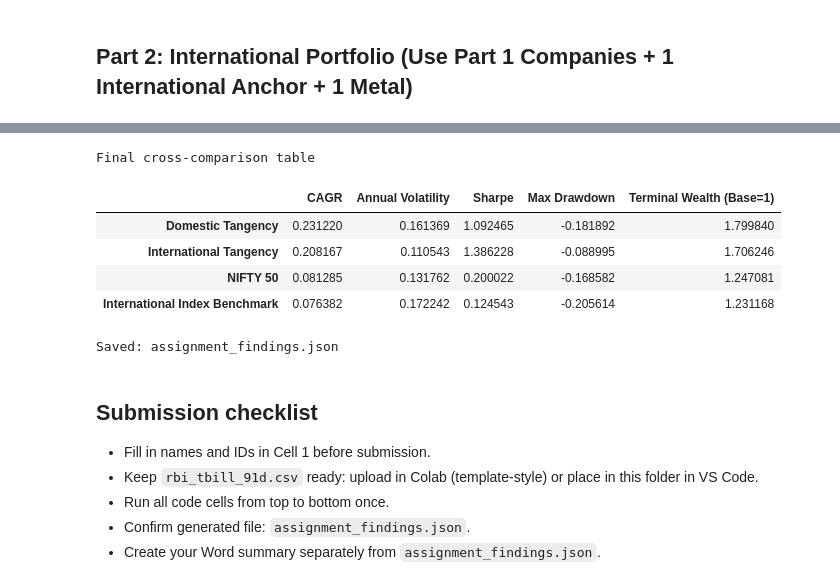
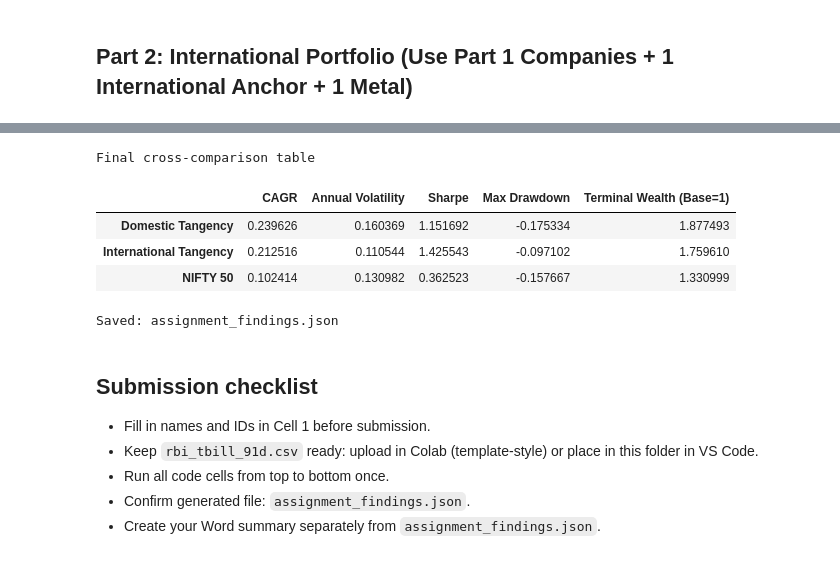
Before and after one commit to jtushya/SAPM-Repeat-Assignment, a Jupyter notebook: SIM_completed.ipynb, the cells around one changed output, grey strips where cells are left out. Drawn from its saved outputs; the diff is of its cells as text; code cells hidden in the pictures.

```diff
--- a/SIM_completed.ipynb
+++ b/SIM_completed.ipynb
@@ -17,7 +17,7 @@
 5. Efficient frontier and tangency for international universe.
 6. Cross-comparison: domestic vs international vs index benchmarks.
 # %%
-# v1.8
+# v1.9
 import os
 import warnings
 warnings.filterwarnings('ignore')
@@ -103,19 +103,19 @@ domestic_candidates = {
 }
 domestic_market = '^NSEI'
 
-# Part 2 additions: one international index + one metal
-international_index_candidates = ['^GSPC', '^IXIC']
+# Part 2 additions: NIFTY-only anchor + one metal
+international_index_candidates = ['^NSEI']
 international_metal_map = {'GOLD': 'GLD', 'SILVER': 'SLV'}
 
 # Assignment interpretation controls
 international_metal_choice = 'GOLD'       # 'GOLD' or 'SILVER'
-international_market = '^GSPC'
+international_market = '^NSEI'
 
 print(f'Analysis period: {START_DATE} to {END_DATE}')
 print(f'Risk-free used: {RF_ANNUAL:.2%} p.a. from {rf_source}')
 print('Domestic candidate pool size:', len(domestic_candidates))
 print('Part 2 base companies will be the 5 selected in Part 1.')
-print(f'Part 2 adds one international index and one metal (preferred metal={international_metal_choice}).')
+print(f'Part 2 benchmark/index is NIFTY 50 only (^NSEI); preferred metal={international_metal_choice}.')
 # %% [output]
 Note: RBI CSV has no rows in the selected analysis window; using full available sample.
 Analysis period: 2022-04-01 to 2025-03-31
@@ -626,14 +626,13 @@ display(international_weights)
 plot_frontier(international_solution, RF_ANNUAL, 'International Efficient Frontier and CML (SIM, FY 2022-23 to 2024-25)')
 
 international_portfolio_returns = international_returns[international_sim.index] @ international_solution['w_tang']
-international_index_returns = international_returns['Market']
 
 international_perf = pd.DataFrame({
     'International Tangency Portfolio': performance_stats(international_portfolio_returns, RF_ANNUAL),
-    'International Index Passive Benchmark': performance_stats(international_index_returns, RF_ANNUAL)
+    'NIFTY 50 Passive Index': performance_stats(domestic_returns['Market'], RF_ANNUAL)
 }).T
 
-print('International optimized portfolio vs international index benchmark')
+print('International optimized portfolio vs NIFTY 50 passive index')
 display(international_perf)
 # %% [output]
 Data quality check:
@@ -690,8 +689,7 @@ common_index = domestic_portfolio_returns.index.intersection(international_portf
 comparison_returns = pd.DataFrame({
     'Domestic Tangency': domestic_portfolio_returns.loc[common_index],
     'International Tangency': international_portfolio_returns.loc[common_index],
-    'NIFTY 50': domestic_returns.loc[common_index, 'Market'],
-    'International Index Benchmark': international_returns.loc[common_index, 'Market']
+    'NIFTY 50': domestic_returns.loc[common_index, 'Market']
 })
 
 comparison_perf = comparison_returns.apply(lambda s: performance_stats(s, RF_ANNUAL)).T
@@ -721,39 +719,38 @@ summary_json = {
             'cagr': float(domestic_perf.loc['NIFTY 50 Passive Index', 'CAGR'])
         },
         'portfolio_cagr': float(domestic_perf.loc['Domestic Tangency Portfolio', 'CAGR'])
     },
     'international': {
         'universe': international_sim.index.tolist(),
         'base_companies_from_part1': selected_companies,
         'anchor_selected': selected_anchor,
         'metal_selected': selected_metal,
         'tangency': {
             'expected_return': float(international_solution['ret_tang']),
             'volatility': float(international_solution['vol_tang']),
             'sharpe': float(international_solution['sharpe_tang']),
             'top_asset': intl_best,
             'top_weight': float(international_weights.loc[intl_best, 'Tangency Weight'])
         },
         'benchmark': {
-            'name': 'International Index Passive Benchmark',
-            'cagr': float(international_perf.loc['International Index Passive Benchmark', 'CAGR'])
+            'name': 'NIFTY 50 Passive Index',
+            'cagr': float(international_perf.loc['NIFTY 50 Passive Index', 'CAGR'])
         },
         'portfolio_cagr': float(international_perf.loc['International Tangency Portfolio', 'CAGR'])
     },
     'cross_comparison': comparison_perf.to_dict(orient='index')
 }
 
 with open('assignment_findings.json', 'w', encoding='utf-8') as f:
     json.dump(summary_json, f, indent=2)
 
 print('Saved: assignment_findings.json')
 # %% [output]
 Final cross-comparison table
 |  | CAGR | Annual Volatility | Sharpe | Max Drawdown | Terminal Wealth (Base=1) |
-| Domestic Tangency | 0.231220 | 0.161369 | 1.092465 | -0.181892 | 1.799840 |
-| International Tangency | 0.208167 | 0.110543 | 1.386228 | -0.088995 | 1.706246 |
-| NIFTY 50 | 0.081285 | 0.131762 | 0.200022 | -0.168582 | 1.247081 |
-| International Index Benchmark | 0.076382 | 0.172242 | 0.124543 | -0.205614 | 1.231168 |
+| Domestic Tangency | 0.239626 | 0.160369 | 1.151692 | -0.175334 | 1.877493 |
+| International Tangency | 0.212516 | 0.110544 | 1.425543 | -0.097102 | 1.759610 |
+| NIFTY 50 | 0.102414 | 0.130982 | 0.362523 | -0.157667 | 1.330999 |
 Saved: assignment_findings.json
 # %% [markdown]
 ## Submission checklist
```
Also changed, not shown: parts of 2 cells of this notebook.
